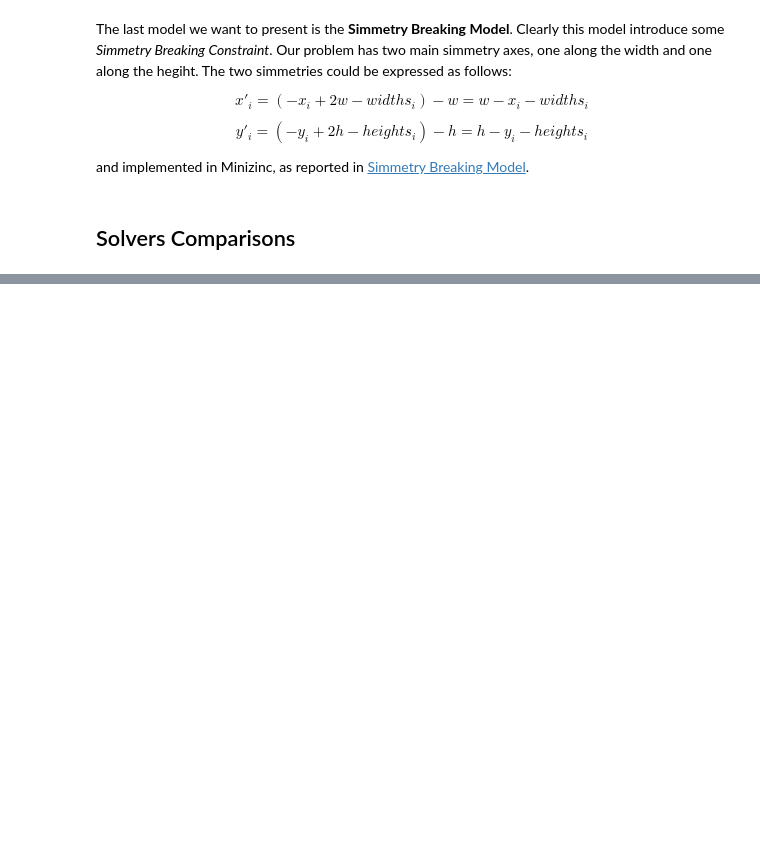
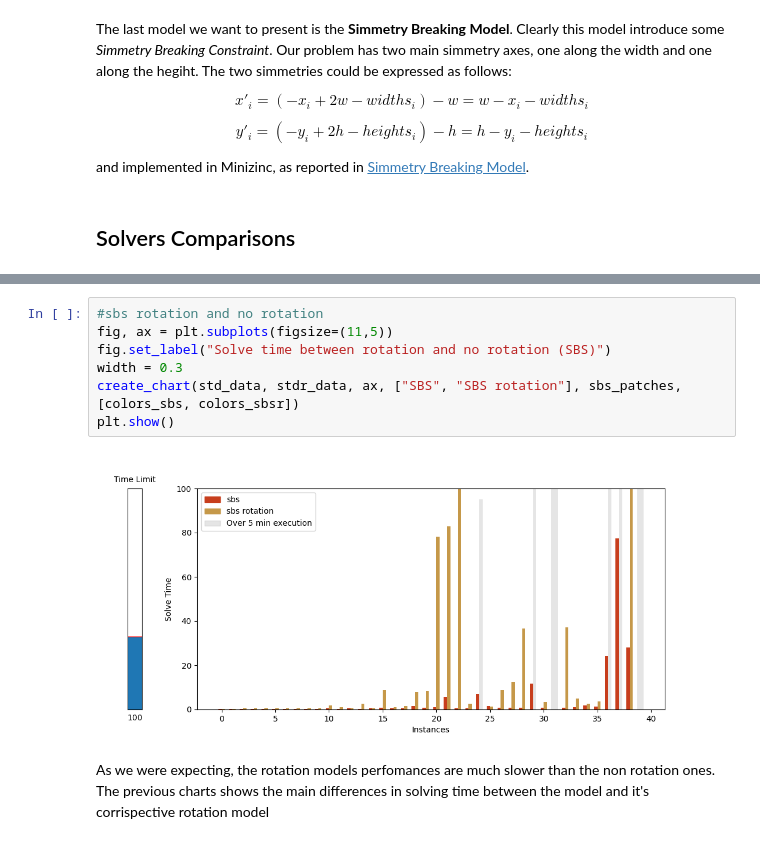
Before and after one commit to rrMat/VLSI-Multi-Paradigm-Solver, a Jupyter notebook: report.ipynb, the cells around one changed output, grey strips where cells are left out. Saved outputs shown, nothing was run; the diff lists cells and outputs as text; blank space fills up the shorter version.

```diff
--- a/report.ipynb
+++ b/report.ipynb
@@ -228,0 +364,11 @@ plt.show()
+# %%
+#sbs rotation and no rotation
+fig, ax = plt.subplots(figsize=(11,5))
+fig.set_label("Solve time between rotation and no rotation (SBS)")
+width = 0.3
+create_chart(std_data, stdr_data, ax, ["SBS", "SBS rotation"], sbs_patches, [colors_sbs, colors_sbsr])
+plt.show()
+# %% [output]
+[figure, added]
+# %% [markdown]
+As we were expecting, the rotation models perfomances are much slower than the non rotation ones. The previous charts shows the main differences in solving time between the model and it's corrispective rotation model
```
Also changed, not shown: parts of 19 cells of this notebook, 9 other files.
